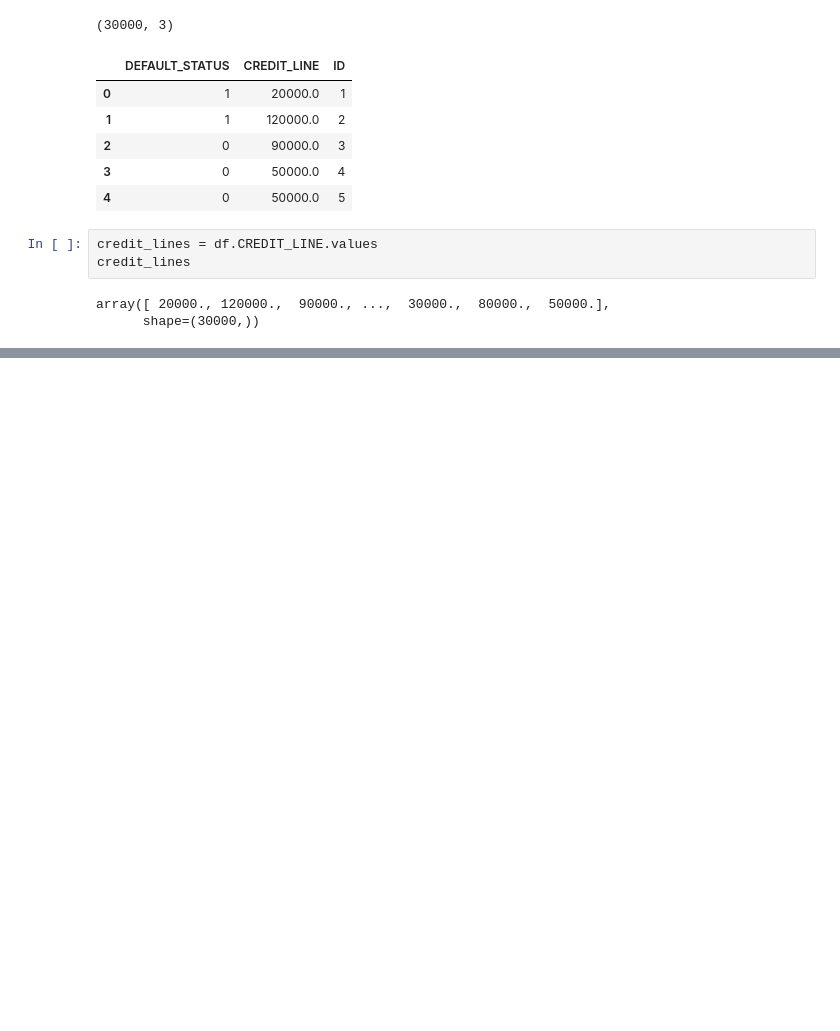
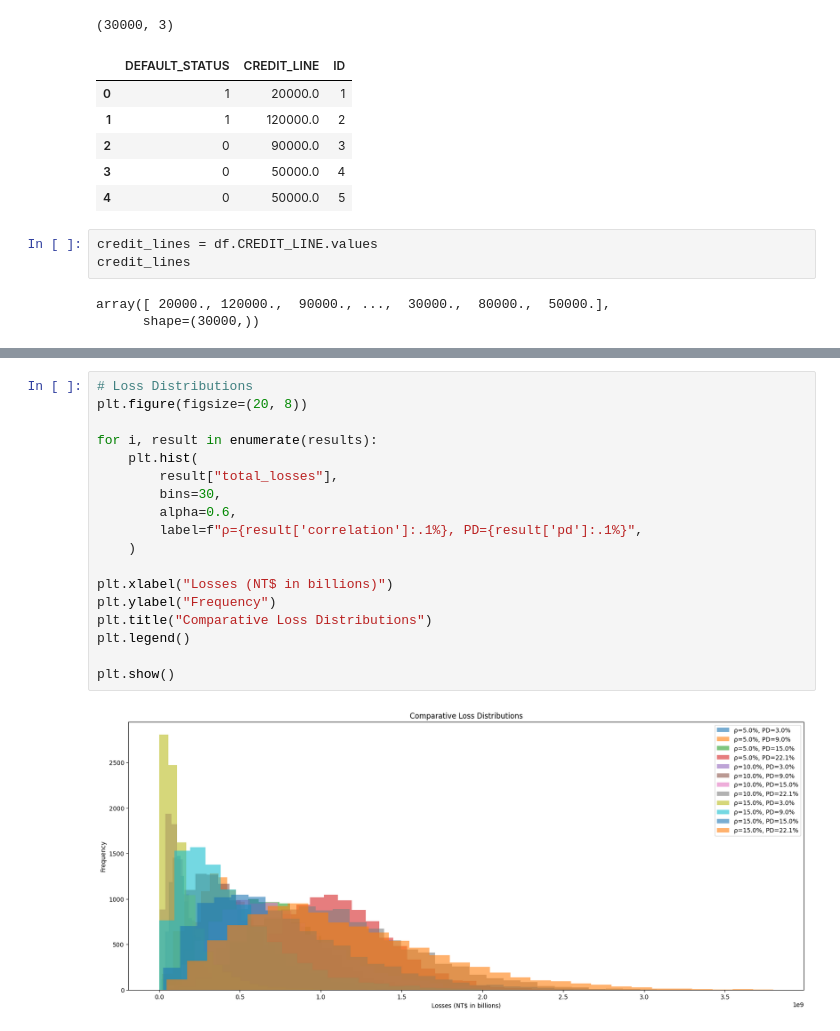
Before and after one commit to ammylin/MATH_789_final_project, a Jupyter notebook: final_sims.ipynb, the cells around one changed output, grey strips where cells are left out. Cells and saved outputs as stored; diff of their text form; blank space fills up the shorter version.

```diff
--- a/final_sims.ipynb
+++ b/final_sims.ipynb
@@ -251 +235,21 @@ plt.show()
+# %%
+# Loss Distributions
+plt.figure(figsize=(20, 8))
+
+for i, result in enumerate(results):
+    plt.hist(
+        result["total_losses"],
+        bins=30,
+        alpha=0.6,
+        label=f"ρ={result['correlation']:.1%}, PD={result['pd']:.1%}",
+    )
+
+plt.xlabel("Losses (NT$ in billions)")
+plt.ylabel("Frequency")
+plt.title("Comparative Loss Distributions")
+plt.legend()
+
+plt.show()
+# %% [output]
+[figure, added]
 # %%
```
Also changed, not shown: parts of 8 cells of this notebook, 3 other files.
